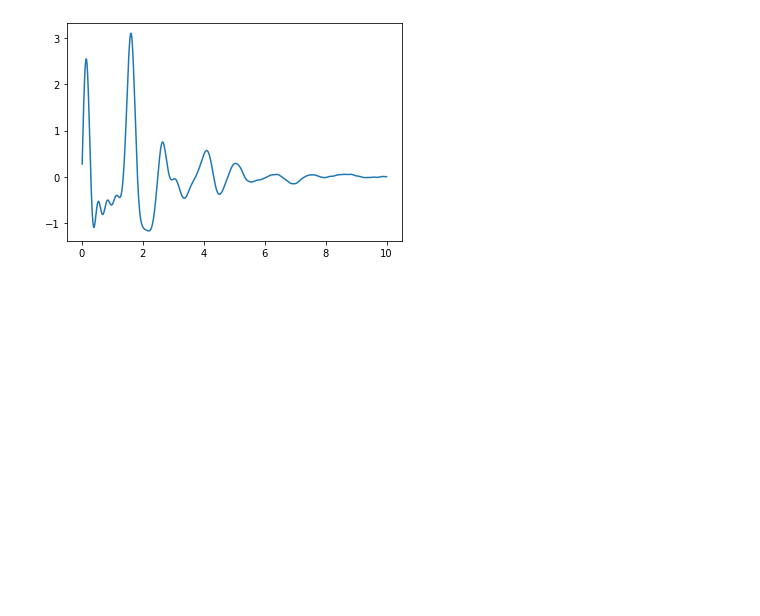
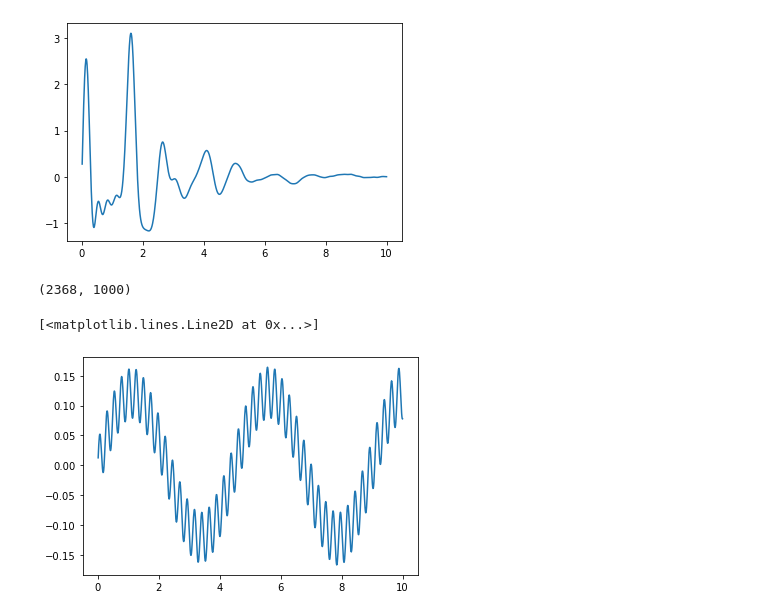
Before and after one commit to GWlab-SKKU/ePDFpy, a Jupyter notebook: rdf-analyse.ipynb, the cells around one changed output. Saved outputs shown, nothing was run; the diff lists cells and outputs as text; code cells hidden in the pictures; blank space fills up the shorter version.

```diff
--- a/rdf-analyse.ipynb
+++ b/rdf-analyse.ipynb
@@ -105,3 +118,13 @@ plt.plot(r,Gr)
 # %% [output]
 [<matplotlib.lines.Line2D at 0x...>]
 [figure]
+# %%
+np.sin(q[:,None]*r).shape
+# %% [output]
+(2368, 1000)
+# %%
+Gr = 4 * (np.sin(np.linspace(0,2368/2,2368))+np.sin(np.linspace(0,2368,2368))) @ np.sin(q[:,None]*r) * (ds * 2 * np.pi)
+plt.plot(r,Gr)
+# %% [output]
+[<matplotlib.lines.Line2D at 0x...>]
+[figure, added]
```
Also changed, not shown: parts of 12 cells of this notebook, 5 other files.
